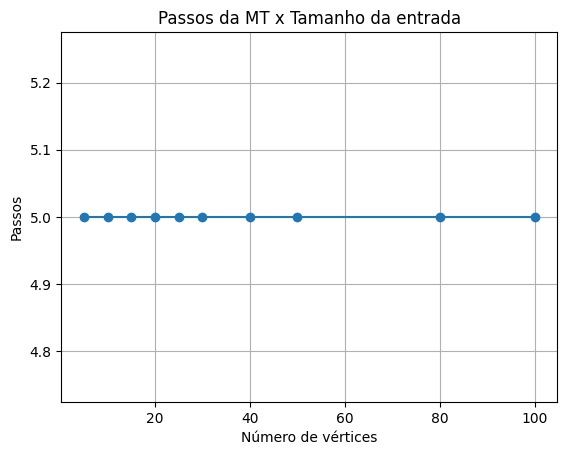
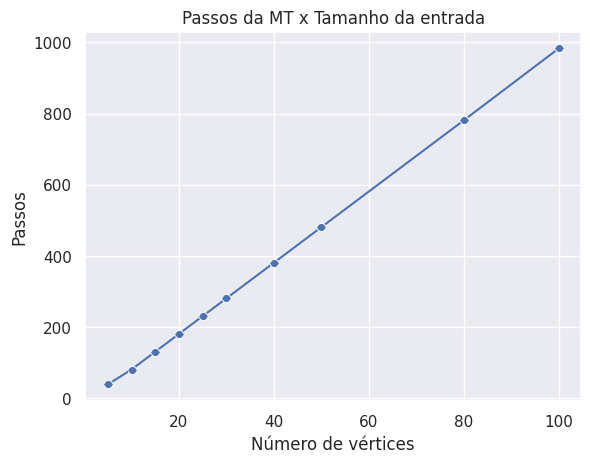
The notebook cell's code change between the first figure and the second:
--- before
+++ after
@@ -1,13 +1,31 @@
+import seaborn as sns
 import matplotlib.pyplot as plt
+import pandas as pd
 
-x = [r[0] for r in results]
-y = [r[1] for r in results]
-err = [r[2] for r in results]
+sns.set_theme()
+
+df = pd.DataFrame({
+    "x": [r[0] for r in results],
+    "y": [r[1] for r in results],
+    "err": [r[2] for r in results]
+})
+
+plt.figure()
+
+sns.lineplot(
+    data=df,
+    x="x",
+    y="y",
+    marker="o",
+    err_style="bars",
+    errorbar=None
+)
 
 plt.errorbar(
-    x,
-    y,
-    yerr=err,
-    marker="o"
+    df["x"],
+    df["y"],
+    yerr=df["err"],
+    fmt="none",
+    capsize=3
 )
 
@@ -15,5 +33,4 @@
 plt.ylabel("Passos")
 plt.title("Passos da MT x Tamanho da entrada")
-
 plt.grid(True)
 

Commit: feat: Change Matplotlib for Seaborn